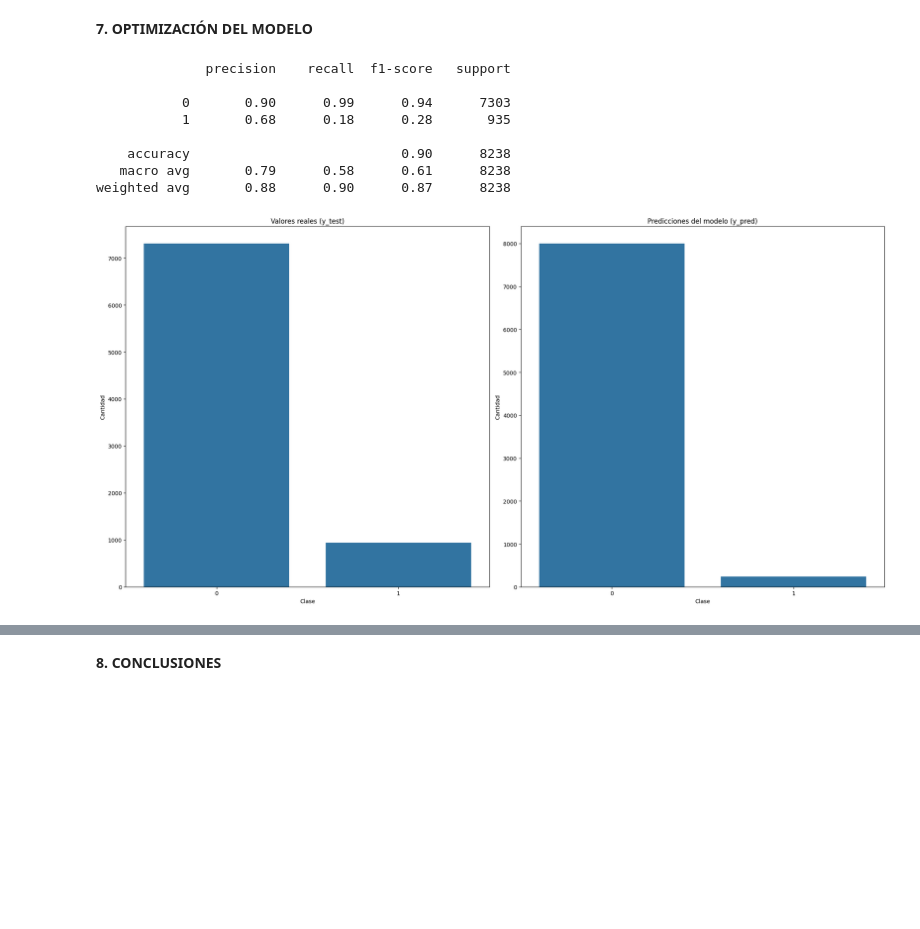
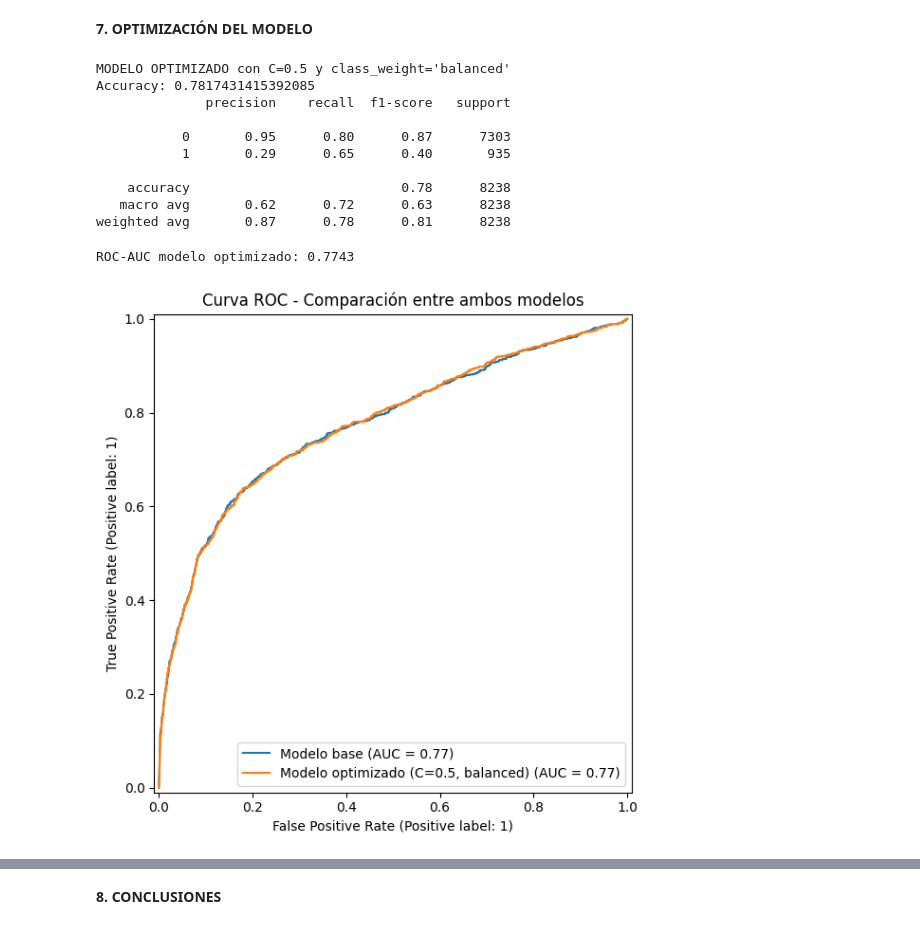
Before and after one commit to 4GeeksAcademy/alemantellini-machine-learning, a Jupyter notebook: src/01-logistic-regression-bank-marketing-campaign-data.ipynb, the cells around one changed output, grey strips where cells are left out. Saved outputs shown, nothing was run; the diff lists cells and outputs as text; code cells hidden in the pictures; blank space fills up the shorter version.

```diff
--- a/src/01-logistic-regression-bank-marketing-campaign-data.ipynb
+++ b/src/01-logistic-regression-bank-marketing-campaign-data.ipynb
@@ -482,10 +483,7 @@ dtype: int64
 **6. TRAIN / TEST SPLIT**
 # %%
 # SEPARO X E Y
-categorical_cols = ['job', 'marital', 'education', 'default', 'housing', 'loan', 'contact', 'poutcome']
-numeric_cols = ['age', 'campaign', 'previous', 'emp.var.rate', 'cons.price.idx', 'cons.conf.idx', 'euribor3m']
-
-mi_x = total_data[categorical_cols + numeric_cols]
+mi_x = total_data.drop("y", axis=1)
 mi_y = total_data["y"]
 # %%
 # TRAIN / TEST SPLIT
@@ -532,3 +533,7 @@ y_pred = logmodel.predict(X_test_final)
 accuracy_score(y_test, y_pred)
 # %% [output]
 0.8973051711580481
+# %%
+# ROC-AUC
+y_prob = logmodel.predict_proba(X_test_final)[:, 1]
+print(f"ROC-AUC modelo base: {roc_auc_score(y_test, y_prob):.4f}")
@@ -558,30 +562,39 @@ logmodel = LogisticRegression(C=0.5)
+# %%
+# Modelo optimizado con class_weight='balanced'
+logmodel_opt = LogisticRegression(max_iter=1000, C=0.5, class_weight='balanced')
+logmodel_opt.fit(X_train_final, y_train)
+y_pred_opt = logmodel_opt.predict(X_test_final)
 # %%
 # REPORTE COMPLETO
-print(classification_report(y_test, y_pred))
+print("MODELO OPTIMIZADO con C=0.5 y class_weight='balanced'")
+print(f"Accuracy: {accuracy_score(y_test, y_pred_opt)}")
+print(classification_report(y_test, y_pred_opt))
 # %% [output]
+MODELO OPTIMIZADO con C=0.5 y class_weight='balanced'
+Accuracy: 0.7817431415392085
               precision    recall  f1-score   support
 
-           0       0.90      0.99      0.94      7303
-           1       0.68      0.18      0.28       935
+           0       0.95      0.80      0.87      7303
+           1       0.29      0.65      0.40       935
 
-    accuracy                           0.90      8238
-   macro avg       0.79      0.58      0.61      8238
-weighted avg       0.88      0.90      0.87      8238
+    accuracy                           0.78      8238
+   macro avg       0.62      0.72      0.63      8238
+weighted avg       0.87      0.78      0.81      8238
-# %%
-# GRÁFICO VALORES REALES VS VALORES PREDICHOS
-fig, axis = plt.subplots(1, 2, figsize=(20, 10))
-
-sns.countplot(x=y_test, ax=axis[0])
-axis[0].set_title("Valores reales (y_test)")
-axis[0].set_xlabel("Clase")
-axis[0].set_ylabel("Cantidad")
-
-sns.countplot(x=y_pred, ax=axis[1])
-axis[1].set_title("Predicciones del modelo (y_pred)")
-axis[1].set_xlabel("Clase")
-axis[1].set_ylabel("Cantidad")
-
-plt.tight_layout()
-plt.show()
-# %% [output]
-[figure, removed]
+# %%
+# ROC-AUC
+y_prob_opt  = logmodel_opt.predict_proba(X_test_final)[:, 1]
+print(f"ROC-AUC modelo optimizado: {roc_auc_score(y_test, y_prob_opt):.4f}")
+# %% [output]
+ROC-AUC modelo optimizado: 0.7743
+# %%
+# CURVA ROC
+fig, ax = plt.subplots(figsize=(8, 6))
+
+RocCurveDisplay.from_predictions(y_test, y_prob, name="Modelo base", ax=ax)
+RocCurveDisplay.from_predictions(y_test, y_prob_opt,  name="Modelo optimizado (C=0.5, balanced)", ax=ax)
+
+ax.set_title("Curva ROC - Comparación entre ambos modelos")
+plt.tight_layout()
+plt.show()
+# %% [output]
+[figure, added]
```
Also changed, not shown: parts of 9 cells of this notebook.
